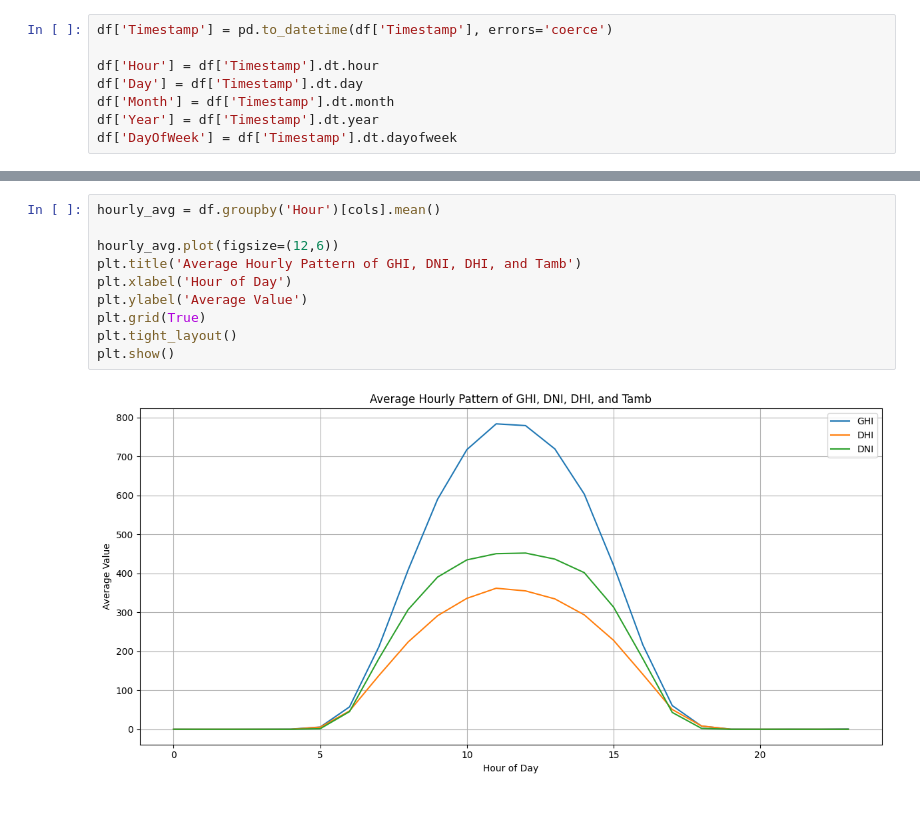
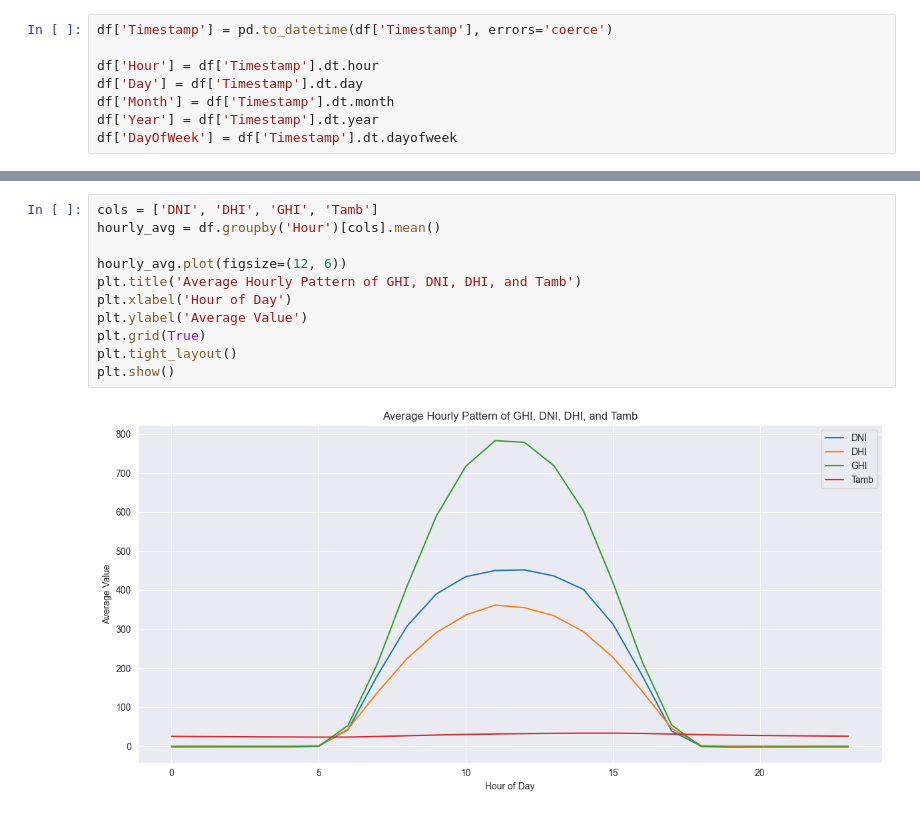
Before and after one commit to Liya-st/solar-challenge-week1, a Jupyter notebook: notebooks/togo_eda.ipynb, the cells around one changed output, grey strips where cells are left out. Cells and saved outputs as stored; diff of their text form.

```diff
--- a/notebooks/togo_eda.ipynb
+++ b/notebooks/togo_eda.ipynb
@@ -153,12 +196,13 @@ plt.show()
 # %%
+cols = ['DNI', 'DHI', 'GHI', 'Tamb']
 hourly_avg = df.groupby('Hour')[cols].mean()
 
-hourly_avg.plot(figsize=(12,6))
+hourly_avg.plot(figsize=(12, 6))
 plt.title('Average Hourly Pattern of GHI, DNI, DHI, and Tamb')
 plt.xlabel('Hour of Day')
 plt.ylabel('Average Value')
 plt.grid(True)
 plt.tight_layout()
 plt.show()
 # %% [output]
-[figure, old version]
+[figure, new version]
```
Also changed, not shown: parts of 33 cells of this notebook, 2 other files.
